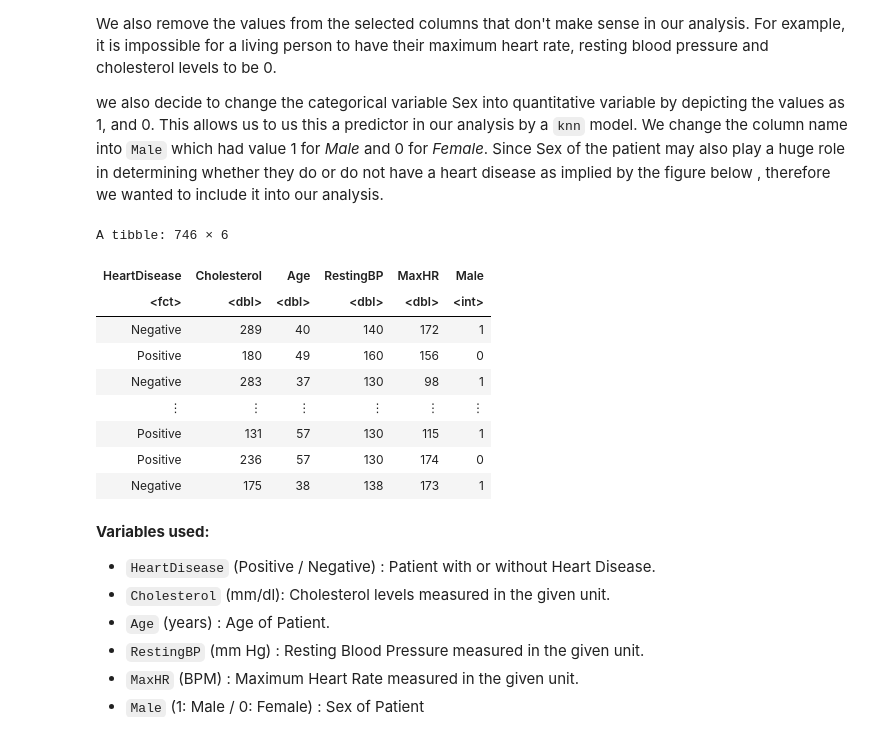
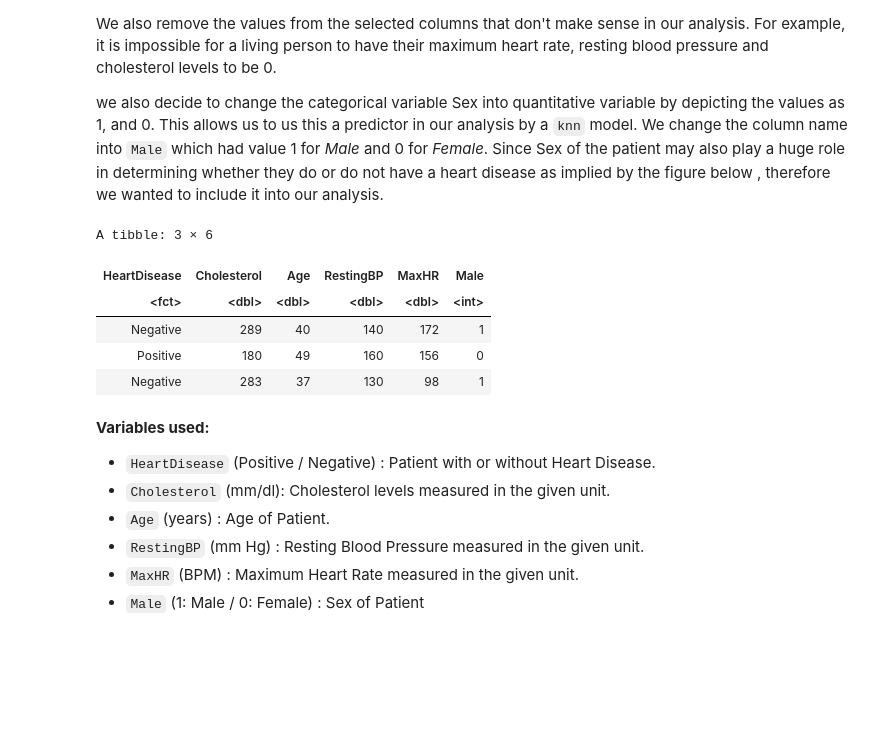
Before and after one commit to jeffreyykim/DSCI-project-009-40-Group_Contract, a Jupyter notebook: 009_Group40_Report.ipynb.ipynb, the cells around one changed output. Drawn from its saved outputs; the diff is of its cells as text; code cells hidden in the pictures; blank space fills up the shorter version.

```diff
--- a/009_Group40_Report.ipynb.ipynb
+++ b/009_Group40_Report.ipynb.ipynb
@@ -92,22 +92,18 @@ we also decide to change the categorical variable Sex into quantitative variable
 # %%
 # selecting only the relevant columns
 selected_data <- select(data, HeartDisease, Cholesterol,  Age, RestingBP, MaxHR, Sex) |>
                  filter(Cholesterol != 0, MaxHR !=0, RestingBP != 0) |>
                 mutate(Male=as.integer(Sex == "M")) |>
                 select(-Sex)
                  # mutate(Sex = as.factor(Sex)) |> mutate(Sex = fct_recode(Sex, "1" = "M", "0" = "F"))
-selected_data
+head(selected_data, n = 3)
 # %% [output]
-A tibble: 746 × 6
+A tibble: 3 × 6
 | HeartDisease | Cholesterol | Age | RestingBP | MaxHR | Male |
 | <fct> | <dbl> | <dbl> | <dbl> | <dbl> | <int> |
 | Negative | 289 | 40 | 140 | 172 | 1 |
 | Positive | 180 | 49 | 160 | 156 | 0 |
 | Negative | 283 | 37 | 130 | 98 | 1 |
-| ⋮ | ⋮ | ⋮ | ⋮ | ⋮ | ⋮ |
-| Positive | 131 | 57 | 130 | 115 | 1 |
-| Positive | 236 | 57 | 130 | 174 | 0 |
-| Negative | 175 | 38 | 138 | 173 | 1 |
 # %% [markdown]
 **Variables used:**
 - `HeartDisease` (Positive / Negative) : Patient with or without Heart Disease.
```
Also changed, not shown: parts of 17 cells of this notebook.
